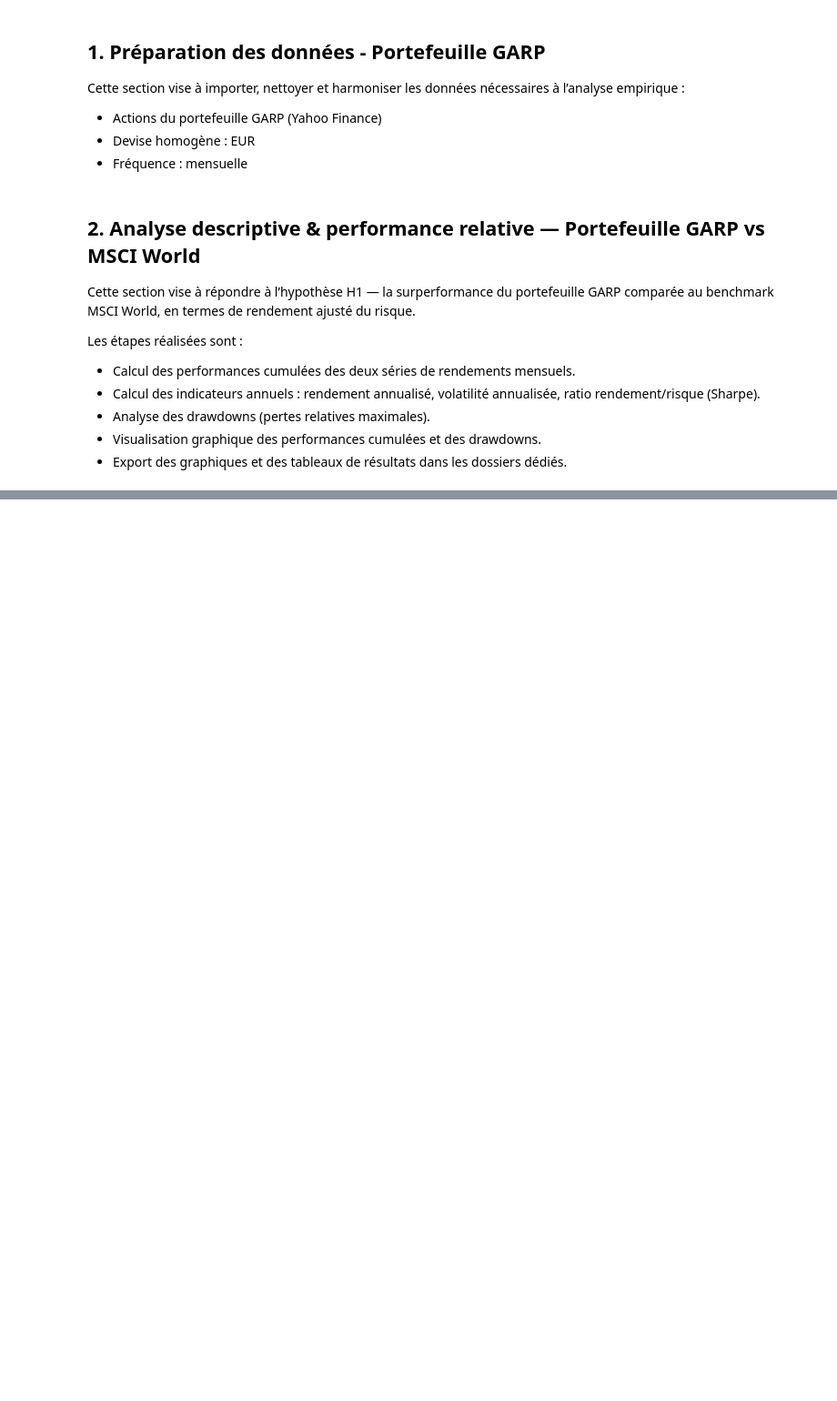
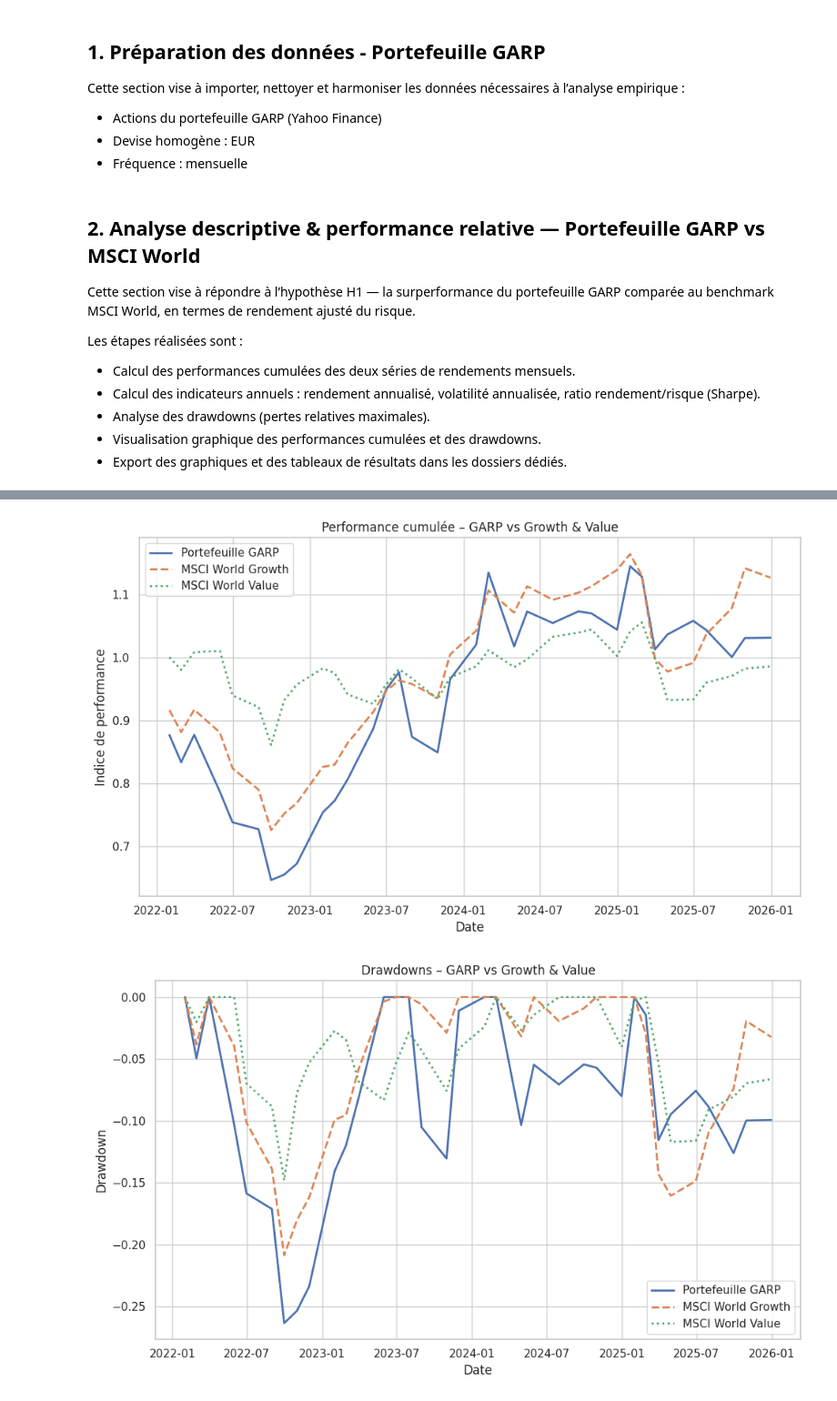
Before and after one commit to Camssuazh/IAE_METZ_2026_EMPIRICAL_FINANCE, a Jupyter notebook: PROJET_GARP/scripts/scripts.ipynb, the cells around one changed output, grey strips where cells are left out. Shown at 91% size. Cells and saved outputs as stored; diff of their text form; code cells hidden in the pictures; blank space fills up the shorter version.

```diff
--- a/PROJET_GARP/scripts/scripts.ipynb
+++ b/PROJET_GARP/scripts/scripts.ipynb
@@ -276,0 +289,77 @@ MSCI_World         -0.132918
+# %%
+# --- Import MSCI World Growth et MSCI World Value ---
+msci_growth = pd.read_excel(Path("../data/raw/msci_world_growth_factset.xlsx"))
+msci_value = pd.read_excel(Path("../data/raw/msci_world_value_factset.xlsx"))
+
+# Préparation Growth
+msci_growth.iloc[:, 0] = pd.to_datetime(msci_growth.iloc[:, 0])
+msci_growth.set_index(msci_growth.columns[0], inplace=True)
+msci_growth = msci_growth.sort_index()
+msci_growth = msci_growth.iloc[:, 0]
+msci_growth.name = "MSCI_World_Growth"
+
+# Préparation Value
+msci_value.iloc[:, 0] = pd.to_datetime(msci_value.iloc[:, 0])
+msci_value.set_index(msci_value.columns[0], inplace=True)
+msci_value = msci_value.sort_index()
+msci_value = msci_value.iloc[:, 0]
+msci_value.name = "MSCI_World_Value"
+
+# --- Calcul des rendements logarithmiques ---
+r_growth = np.log(msci_growth / msci_growth.shift(1))
+r_value = np.log(msci_value / msci_value.shift(1))
+
+# --- Alignement temporel avec le portefeuille GARP ---
+returns_stylistic = pd.concat(
+    [garp_portfolio_returns, r_growth, r_value], axis=1, sort=False
+).dropna()
+returns_stylistic.columns = ["GARP", "MSCI_World_Growth", "MSCI_World_Value"]
+
+# --- Performances cumulées ---
+cumulative_stylistic = (1 + returns_stylistic).cumprod()
+
+# Graphique des performances cumulées
+plt.figure(figsize=(10, 6))
+plt.plot(cumulative_stylistic["GARP"], label="Portefeuille GARP", linewidth=2)
+plt.plot(cumulative_stylistic["MSCI_World_Growth"], label="MSCI World Growth", linestyle="--", linewidth=2)
+plt.plot(cumulative_stylistic["MSCI_World_Value"], label="MSCI World Value", linestyle=":", linewidth=2)
+plt.title("Performance cumulée – GARP vs Growth & Value")
+plt.xlabel("Date")
+plt.ylabel("Indice de performance")
+plt.legend()
+plt.tight_layout()
+plt.savefig(RESULTS_FIGURES / "performance_cumulee_garp_growth_value.png")
+plt.show()
+
+# --- Drawdowns ---
+rolling_max_style = cumulative_stylistic.cummax()
+drawdown_style = cumulative_stylistic / rolling_max_style - 1
+
+# Graphique des drawdowns
+plt.figure(figsize=(10, 6))
+plt.plot(drawdown_style["GARP"], label="Portefeuille GARP", linewidth=2)
+plt.plot(drawdown_style["MSCI_World_Growth"], label="MSCI World Growth", linestyle="--", linewidth=2)
+plt.plot(drawdown_style["MSCI_World_Value"], label="MSCI World Value", linestyle=":", linewidth=2)
+plt.title("Drawdowns – GARP vs Growth & Value")
+plt.xlabel("Date")
+plt.ylabel("Drawdown")
+plt.legend()
+plt.tight_layout()
+plt.savefig(RESULTS_FIGURES / "drawdowns_garp_growth_value.png")
+plt.show()
+
+# --- Statistiques de performance ---
+perf_stats_style = pd.DataFrame(index=["GARP", "MSCI_World_Growth", "MSCI_World_Value"])
+perf_stats_style["Rendement annualisé"] = returns_stylistic.mean() * 12
+perf_stats_style["Volatilité annualisée"] = returns_stylistic.std() * np.sqrt(12)
+perf_stats_style["Ratio de Sharpe"] = perf_stats_style["Rendement annualisé"] / perf_stats_style["Volatilité annualisée"]
+perf_stats_style["Drawdown maximum"] = drawdown_style.min()
+
+# Affichage
+print(perf_stats_style)
+
+# Sauvegarde des statistiques
+perf_stats_style.to_csv(RESULTS_TABLES / "performance_stats_garp_growth_value.csv")
+# %% [output]
+[figure, added]
+[figure, added]
```
Also changed, not shown: parts of 5 cells of this notebook, 8 other files.
